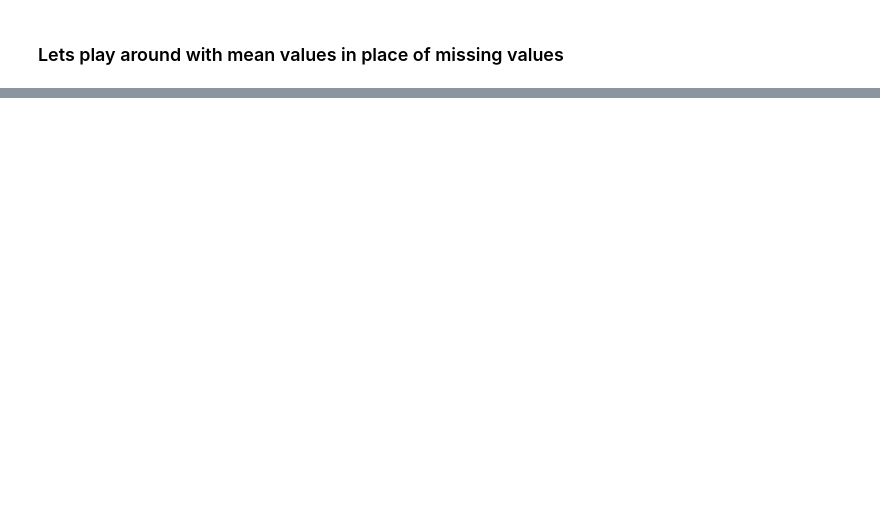
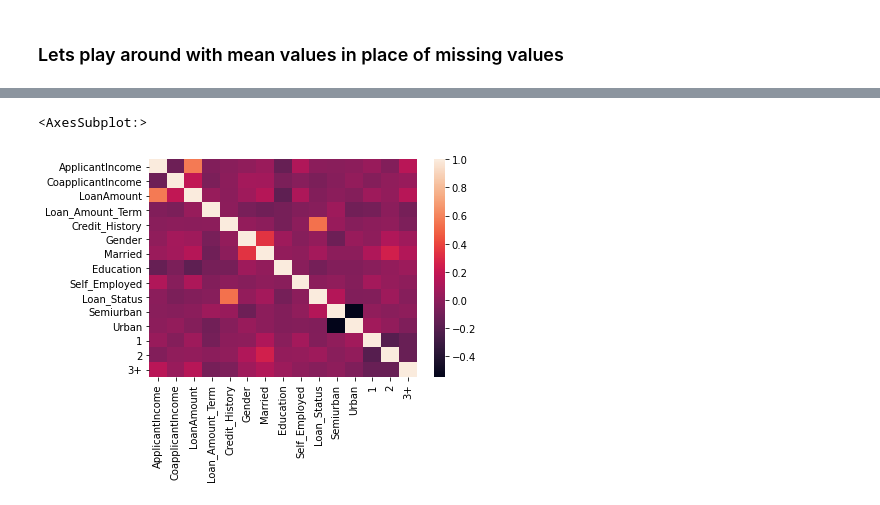
Before and after one commit to rsanchez-dv/ML_Training_Project, a Jupyter notebook: Data Preprocessing.ipynb, the cells around one changed output, grey strips where cells are left out. Drawn from its saved outputs; the diff is of its cells as text; code cells hidden in the pictures; blank space fills up the shorter version.

```diff
--- a/Data Preprocessing.ipynb
+++ b/Data Preprocessing.ipynb
@@ -184,14 +182,14 @@ These are the following methods to choose from:
 ### Lets play around with mean values in place of missing values
 # %%
 # Creating as save state
-mean_df = df
+mean_df = df.copy()
 # Converting all NaN values to mean of the feature
 def convert_NaN_To_Mean(old_df, features):
     for feature in features:
         mean = old_df[feature].mean()
-        old_
-    mean_CoAppIncome =old_df['CoapplicantIncome'].mean()
-    mean_df['CoapplicantIncome'] = mean_df['CoapplicantIncome'].replace(np.nan, mean_CoAppIncome)
-    return newdf
-mean_df
+        old_df[feature] = old_df[feature].replace(np.nan, mean)
+    return old_df
+mean_df = convert_NaN_To_Mean(mean_df,['Credit_History','Loan_Amount_Term','LoanAmount'])
+
+mean_df.isnull().sum()
 # %% [output]
@@ -198,0 +228,5 @@ IndentationError: expected an indented block (<ipython-input-37-8fabb6130667>, l
+# %%
+sns.heatmap(mean_df.corr())
+# %% [output]
+<AxesSubplot:>
+[figure, added]
```
Also changed, not shown: parts of 13 cells of this notebook.
